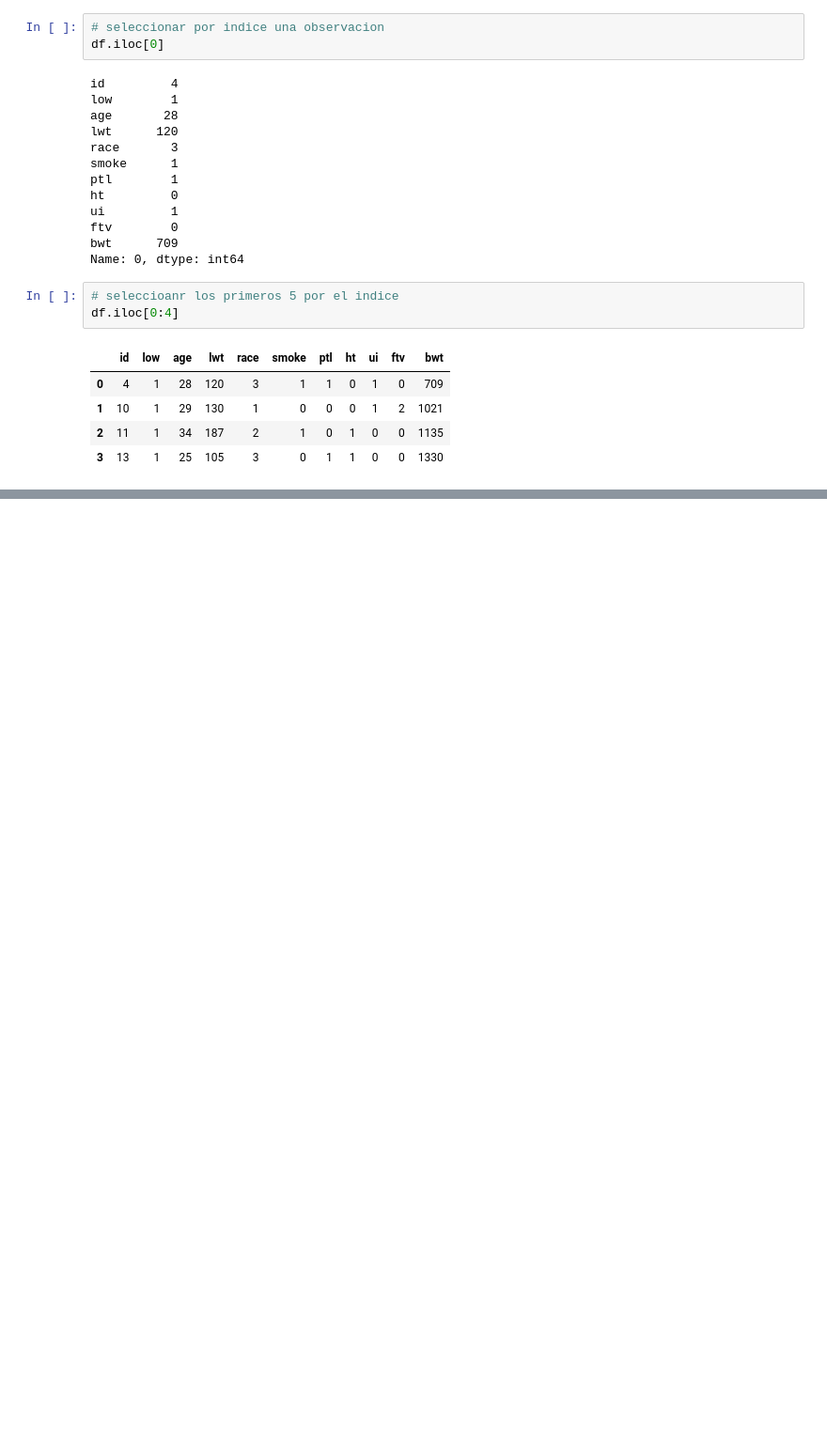
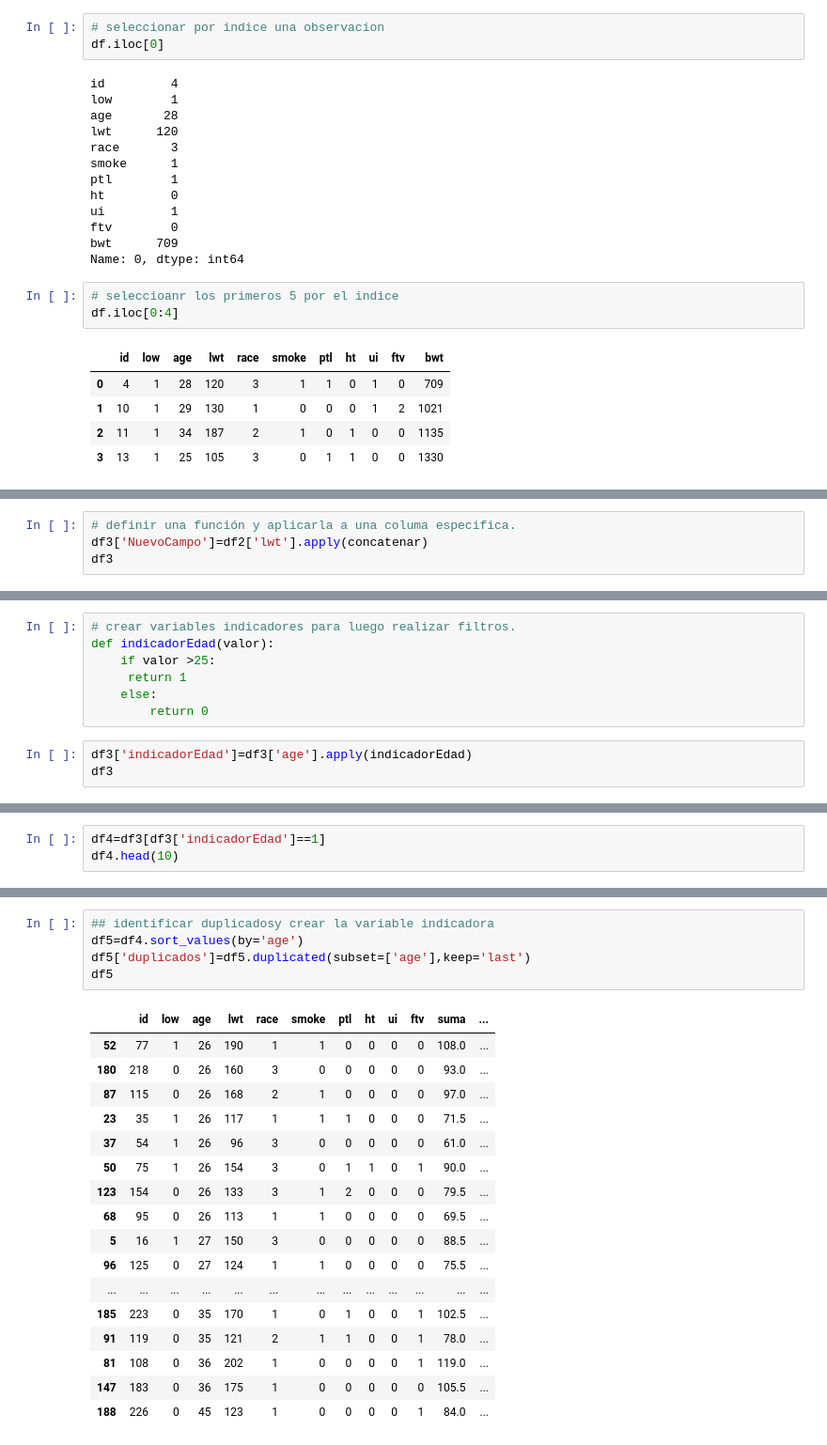
Before and after one commit to EdFlo15/notebooks, a Jupyter notebook: generalidades python.ipynb, the cells around one changed output, grey strips where cells are left out. Shown at 94% size. Saved outputs shown, nothing was run; the diff lists cells and outputs as text; blank space fills up the shorter version.

```diff
--- a/generalidades python.ipynb
+++ b/generalidades python.ipynb
@@ -229,0 +333,4 @@ df.iloc[:4]
+# %%
+# definir una función y aplicarla a una columa especifica.
+df3['NuevoCampo']=df2['lwt'].apply(concatenar)
+df3
@@ -229,0 +435,10 @@ df.iloc[:4]
+# %%
+# crear variables indicadores para luego realizar filtros.
+def indicadorEdad(valor):
+    if valor >25:
+     return 1
+    else:
+        return 0
+# %%
+df3['indicadorEdad']=df3['age'].apply(indicadorEdad)
+df3
@@ -229,0 +459,3 @@ df.iloc[:4]
+# %%
+df4=df3[df3['indicadorEdad']==1]
+df4.head(10)
@@ -229,0 +474,23 @@ df.iloc[:4]
+# %%
+## identificar duplicadosy crear la variable indicadora
+df5=df4.sort_values(by='age')
+df5['duplicados']=df5.duplicated(subset=['age'],keep='last')
+df5
+# %% [output]
+|  | id | low | age | lwt | race | smoke | ptl | ht | ui | ftv | suma | ... |
+| 52 | 77 | 1 | 26 | 190 | 1 | 1 | 0 | 0 | 0 | 0 | 108.0 | ... |
+| 180 | 218 | 0 | 26 | 160 | 3 | 0 | 0 | 0 | 0 | 0 | 93.0 | ... |
+| 87 | 115 | 0 | 26 | 168 | 2 | 1 | 0 | 0 | 0 | 0 | 97.0 | ... |
+| 23 | 35 | 1 | 26 | 117 | 1 | 1 | 1 | 0 | 0 | 0 | 71.5 | ... |
+| 37 | 54 | 1 | 26 | 96 | 3 | 0 | 0 | 0 | 0 | 0 | 61.0 | ... |
+| 50 | 75 | 1 | 26 | 154 | 3 | 0 | 1 | 1 | 0 | 1 | 90.0 | ... |
+| 123 | 154 | 0 | 26 | 133 | 3 | 1 | 2 | 0 | 0 | 0 | 79.5 | ... |
+| 68 | 95 | 0 | 26 | 113 | 1 | 1 | 0 | 0 | 0 | 0 | 69.5 | ... |
+| 5 | 16 | 1 | 27 | 150 | 3 | 0 | 0 | 0 | 0 | 0 | 88.5 | ... |
+| 96 | 125 | 0 | 27 | 124 | 1 | 1 | 0 | 0 | 0 | 0 | 75.5 | ... |
+| ... | ... | ... | ... | ... | ... | ... | ... | ... | ... | ... | ... | ... |
+| 185 | 223 | 0 | 35 | 170 | 1 | 0 | 1 | 0 | 0 | 1 | 102.5 | ... |
+| 91 | 119 | 0 | 35 | 121 | 2 | 1 | 1 | 0 | 0 | 1 | 78.0 | ... |
+| 81 | 108 | 0 | 36 | 202 | 1 | 0 | 0 | 0 | 0 | 1 | 119.0 | ... |
+| 147 | 183 | 0 | 36 | 175 | 1 | 0 | 0 | 0 | 0 | 0 | 105.5 | ... |
+| 188 | 226 | 0 | 45 | 123 | 1 | 0 | 0 | 0 | 0 | 1 | 84.0 | ... |
```
Also changed, not shown: parts of 37 cells of this notebook.
